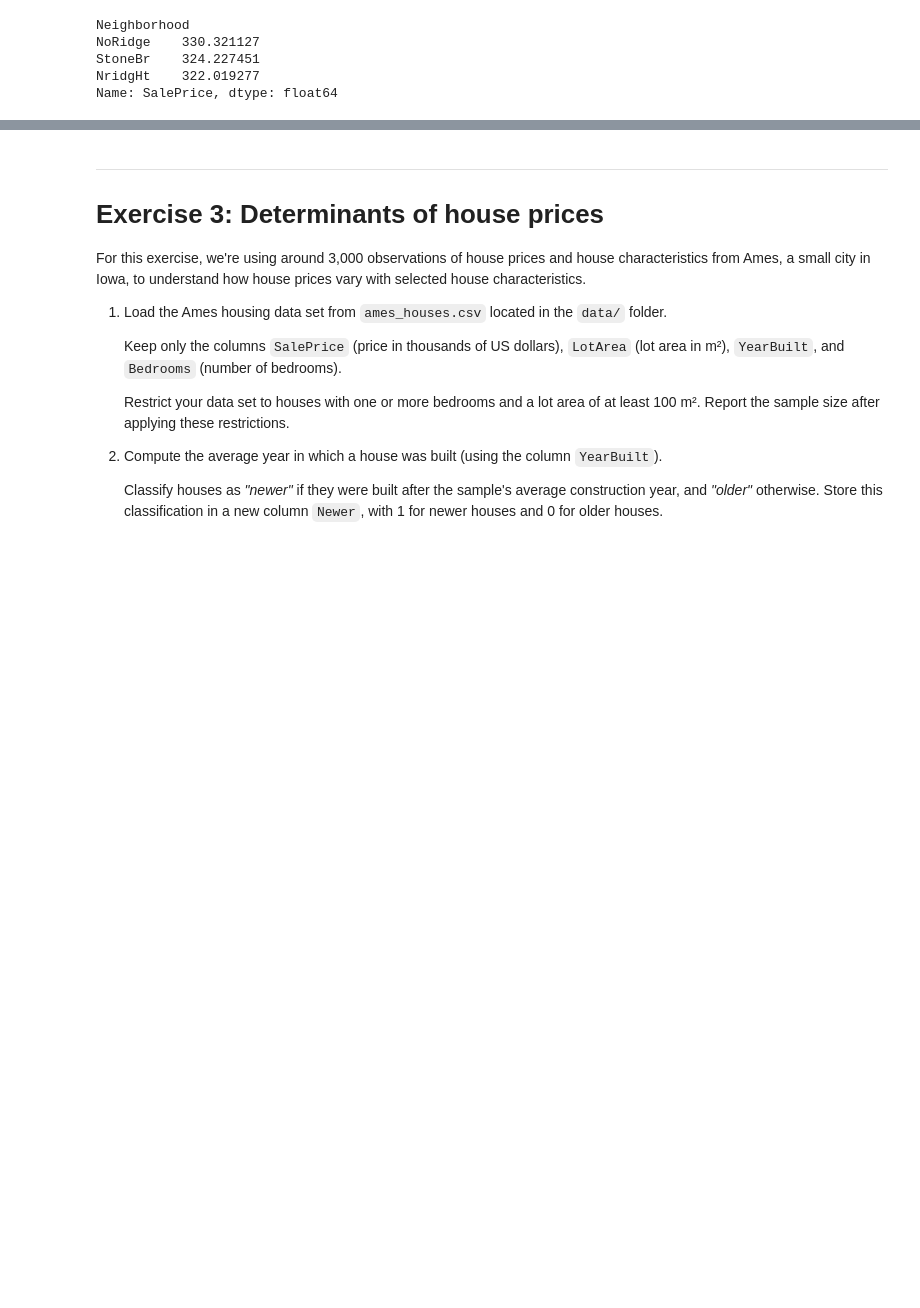
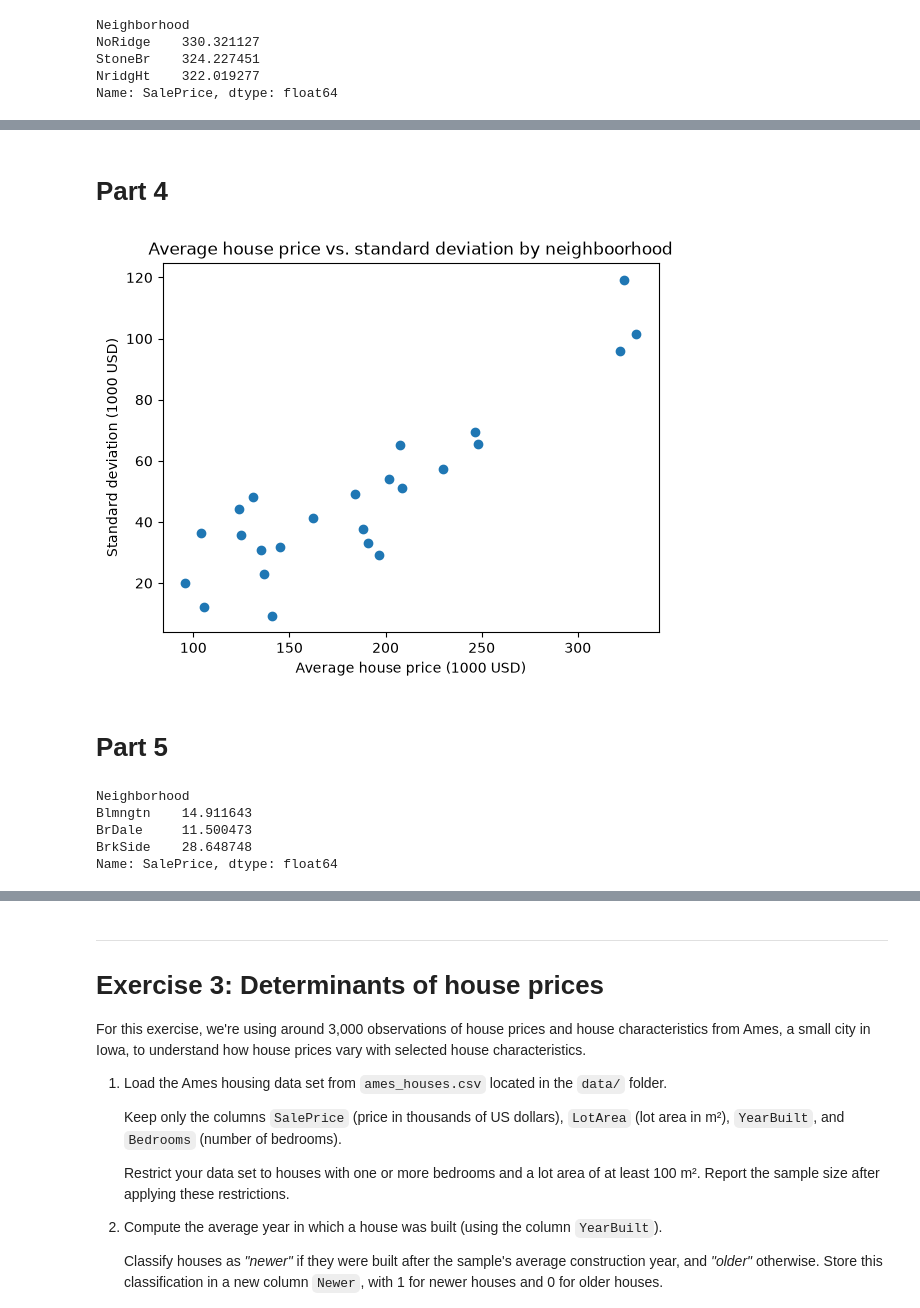
Before and after one commit to JKO-coder1/TECH2-H26, a Jupyter notebook: workshops/workshop4/workshop4_JK.ipynb, the cells around one changed output, grey strips where cells are left out. Saved outputs shown, nothing was run; the diff lists cells and outputs as text; code cells hidden in the pictures; blank space fills up the shorter version.

```diff
--- a/workshops/workshop4/workshop4_JK.ipynb
+++ b/workshops/workshop4/workshop4_JK.ipynb
@@ -263,0 +279,21 @@ avg_sorted.plot.bar()
+# %% [markdown]
+# Part 4
+# %%
+plt.scatter(avg_price, stand_dev)
+plt.title('Average house price vs. standard deviation by neighboorhood')
+plt.xlabel('Average house price (1000 USD)')
+plt.ylabel('Standard deviation (1000 USD)')
+plt.show()
+# %% [output]
+[figure, added]
+# %% [markdown]
+# Part 5
+# %%
+relative_price_spread = 100 * stand_dev  / avg_price
+relative_price_spread.head(3)
+# %% [output]
+Neighborhood
+Blmngtn    14.911643
+BrDale     11.500473
+BrkSide    28.648748
+Name: SalePrice, dtype: float64
```
Also changed, not shown: parts of 24 cells of this notebook.
